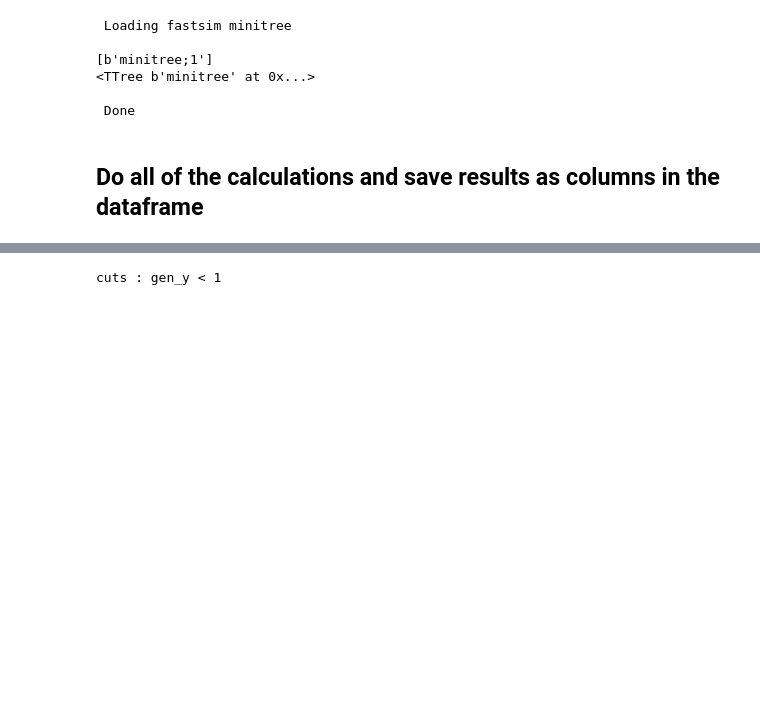
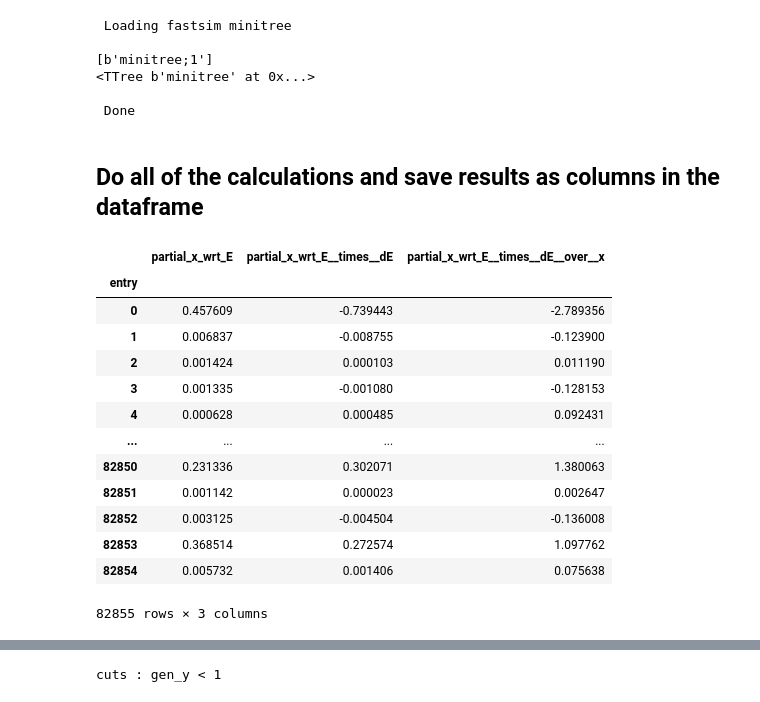
Before and after one commit to owen234/DIS-reco, a Jupyter notebook: electron-resolution-study.ipynb, the cells around one changed output, grey strips where cells are left out. Saved outputs shown, nothing was run; the diff lists cells and outputs as text; code cells hidden in the pictures; blank space fills up the shorter version.

```diff
--- a/electron-resolution-study.ipynb
+++ b/electron-resolution-study.ipynb
@@ -86,3 +107,20 @@ def do_calculations( df ):
     return temp
 # %%
 mc = do_calculations( mc )
+# %%
+mc[['partial_x_wrt_E', 'partial_x_wrt_E__times__dE', 'partial_x_wrt_E__times__dE__over__x']]
+# %% [output]
+|  | partial_x_wrt_E | partial_x_wrt_E__times__dE | partial_x_wrt_E__times__dE__over__x |
+| entry |  |  |  |
+| 0 | 0.457609 | -0.739443 | -2.789356 |
+| 1 | 0.006837 | -0.008755 | -0.123900 |
+| 2 | 0.001424 | 0.000103 | 0.011190 |
+| 3 | 0.001335 | -0.001080 | -0.128153 |
+| 4 | 0.000628 | 0.000485 | 0.092431 |
+| ... | ... | ... | ... |
+| 82850 | 0.231336 | 0.302071 | 1.380063 |
+| 82851 | 0.001142 | 0.000023 | 0.002647 |
+| 82852 | 0.003125 | -0.004504 | -0.136008 |
+| 82853 | 0.368514 | 0.272574 | 1.097762 |
+| 82854 | 0.005732 | 0.001406 | 0.075638 |
+82855 rows × 3 columns
```
Also changed, not shown: parts of 6 cells of this notebook.
